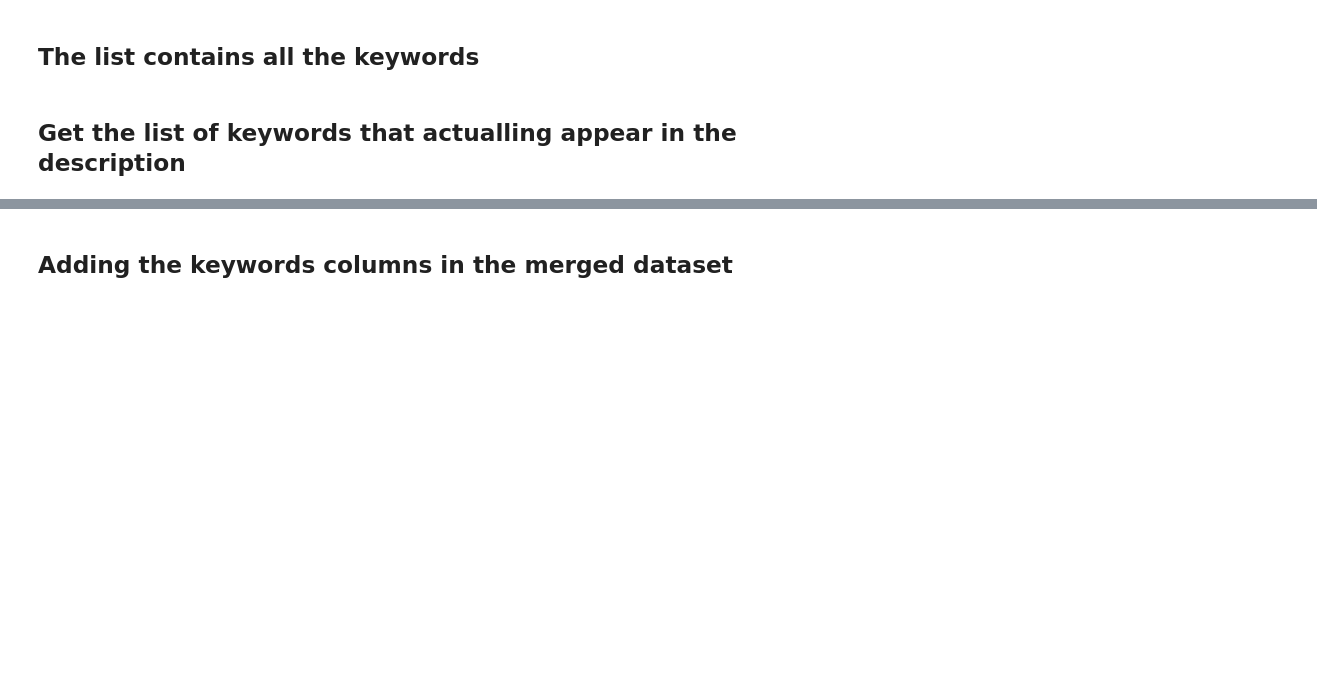
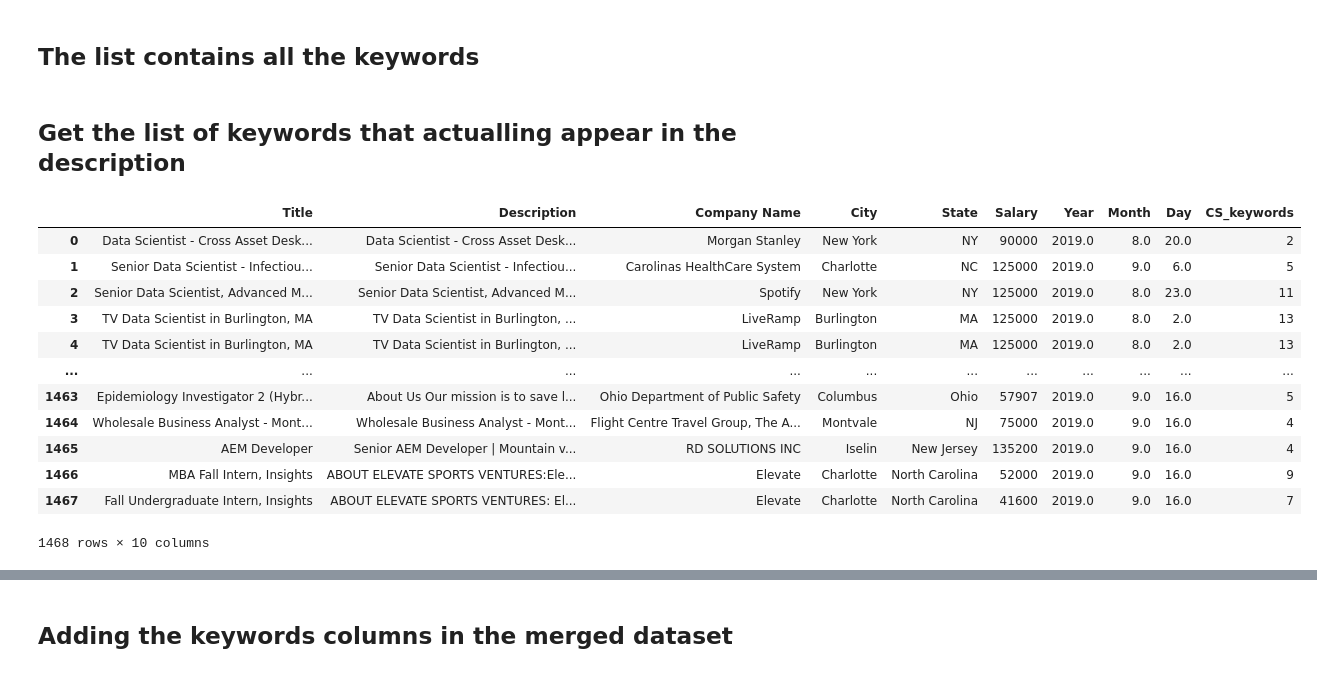
Before and after one commit to Chr728/SALARYPREDICTION, a Jupyter notebook: AddingKeywords.ipynb, the cells around one changed output, grey strips where cells are left out. Cells and saved outputs as stored; diff of their text form; code cells hidden in the pictures; blank space fills up the shorter version.

```diff
--- a/AddingKeywords.ipynb
+++ b/AddingKeywords.ipynb
@@ -51,6 +52,22 @@ file_key = 'merged_dataset.csv'
 obj = s3.get_object(Bucket=bucket_name, Key=file_key)
 content = obj['Body'].read()
 merged_df = pd.read_csv(BytesIO(content), engine='python')
+# %%
+merged_df
+# %% [output]
+|  | Title | Description | Company Name | City | State | Salary | Year | Month | Day | CS_keywords |
+| 0 | Data Scientist - Cross Asset Desk... | Data Scientist - Cross Asset Desk... | Morgan Stanley | New York | NY | 90000 | 2019.0 | 8.0 | 20.0 | 2 |
+| 1 | Senior Data Scientist - Infectiou... | Senior Data Scientist - Infectiou... | Carolinas HealthCare System | Charlotte | NC | 125000 | 2019.0 | 9.0 | 6.0 | 5 |
+| 2 | Senior Data Scientist, Advanced M... | Senior Data Scientist, Advanced M... | Spotify | New York | NY | 125000 | 2019.0 | 8.0 | 23.0 | 11 |
+| 3 | TV Data Scientist in Burlington, MA | TV Data Scientist in Burlington, ... | LiveRamp | Burlington | MA | 125000 | 2019.0 | 8.0 | 2.0 | 13 |
+| 4 | TV Data Scientist in Burlington, MA | TV Data Scientist in Burlington, ... | LiveRamp | Burlington | MA | 125000 | 2019.0 | 8.0 | 2.0 | 13 |
+| ... | ... | ... | ... | ... | ... | ... | ... | ... | ... | ... |
+| 1463 | Epidemiology Investigator 2 (Hybr... | About Us Our mission is to save l... | Ohio Department of Public Safety | Columbus | Ohio | 57907 | 2019.0 | 9.0 | 16.0 | 5 |
+| 1464 | Wholesale Business Analyst - Mont... | Wholesale Business Analyst - Mont... | Flight Centre Travel Group, The A... | Montvale | NJ | 75000 | 2019.0 | 9.0 | 16.0 | 4 |
+| 1465 | AEM Developer | Senior AEM Developer | Mountain v... | RD SOLUTIONS INC | Iselin | New Jersey | 135200 | 2019.0 | 9.0 | 16.0 | 4 |
+| 1466 | MBA Fall Intern, Insights | ABOUT ELEVATE SPORTS VENTURES:Ele... | Elevate | Charlotte | North Carolina | 52000 | 2019.0 | 9.0 | 16.0 | 9 |
+| 1467 | Fall Undergraduate Intern, Insights | ABOUT ELEVATE SPORTS VENTURES: El... | Elevate | Charlotte | North Carolina | 41600 | 2019.0 | 9.0 | 16.0 | 7 |
+1468 rows × 10 columns
 # %%
 CS_word_counts = {word: merged_df['Description'].str.count(re.escape(word)).sum() for word in CS_keywords}
 CS_keyword_freq = pd.DataFrame(list(CS_word_counts.items()), columns=['CS_keyword', 'CS_keyword_Count'])
```
Also changed, not shown: parts of 10 cells of this notebook.
